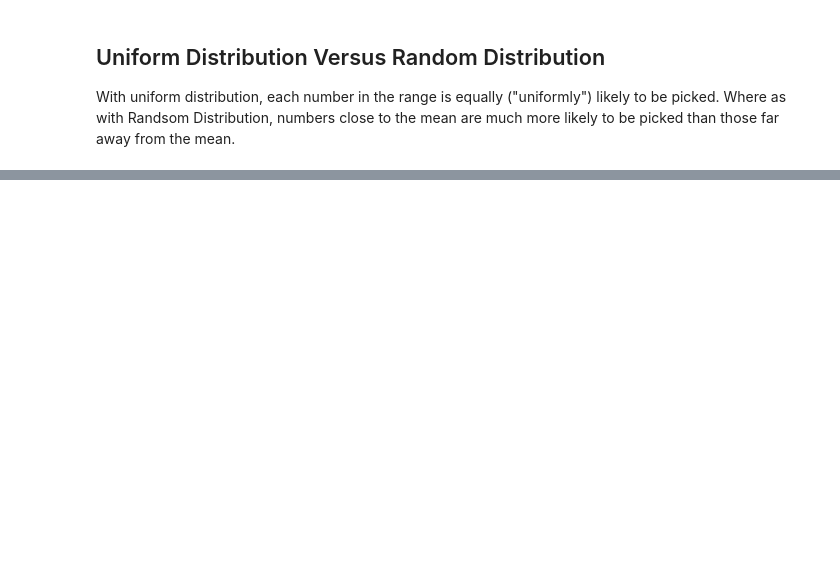
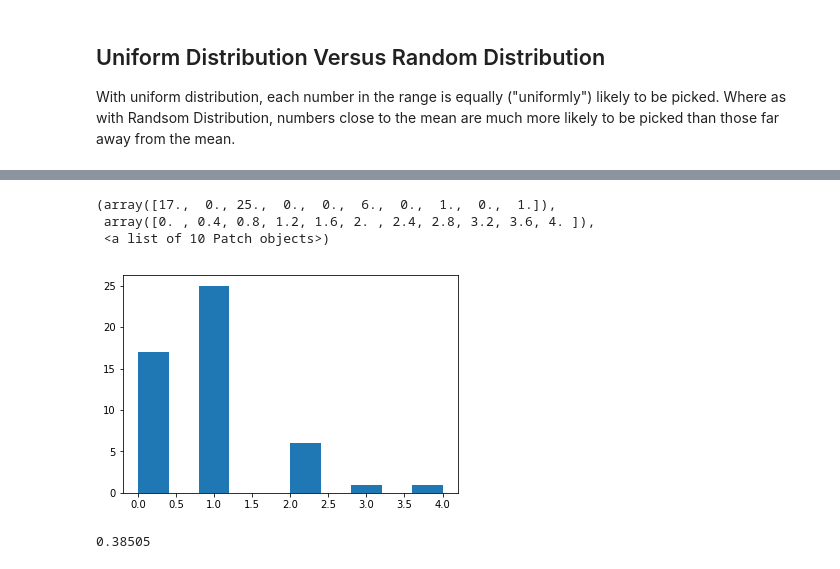
Before and after one commit to ClaireDrummond/Programming-for-Data-Analytics, a Jupyter notebook: Programming-for-Data-Analytics.ipynb, the cells around one changed output, grey strips where cells are left out. Drawn from its saved outputs; the diff is of its cells as text; code cells hidden in the pictures; blank space fills up the shorter version.

```diff
--- a/Programming-for-Data-Analytics.ipynb
+++ b/Programming-for-Data-Analytics.ipynb
@@ -233,0 +250,18 @@ With uniform distribution, each number in the range is equally ("uniformly") lik
+# %%
+#A company drills 9 wild-cat oil exploration wells, each with an estimated probability of success of 0.1. All nine wells fail. What is the probability of that happening?
+#Let’s do 50 trials of the model, and count the number that generate zero positive results.
+x = np.random.binomial(9, 0.1, 50)
+plt.hist(x)
+# %% [output]
+(array([17.,  0., 25.,  0.,  0.,  6.,  0.,  1.,  0.,  1.]),
+ array([0. , 0.4, 0.8, 1.2, 1.6, 2. , 2.4, 2.8, 3.2, 3.6, 4. ]),
+ <a list of 10 Patch objects>)
+[figure, added]
+# %%
+#A company drills 9 wild-cat oil exploration wells, each with an estimated probability of success of 0.1. All nine wells fail. What is the probability of that happening?
+#Let’s do 20,0000 trials of the model, and count the number that generate zero positive results.
+
+
+sum(np.random.binomial(9, 0.1, 20000) == 0)/20000
+# %% [output]
+0.38505
```
Also changed, not shown: parts of 31 cells of this notebook.
